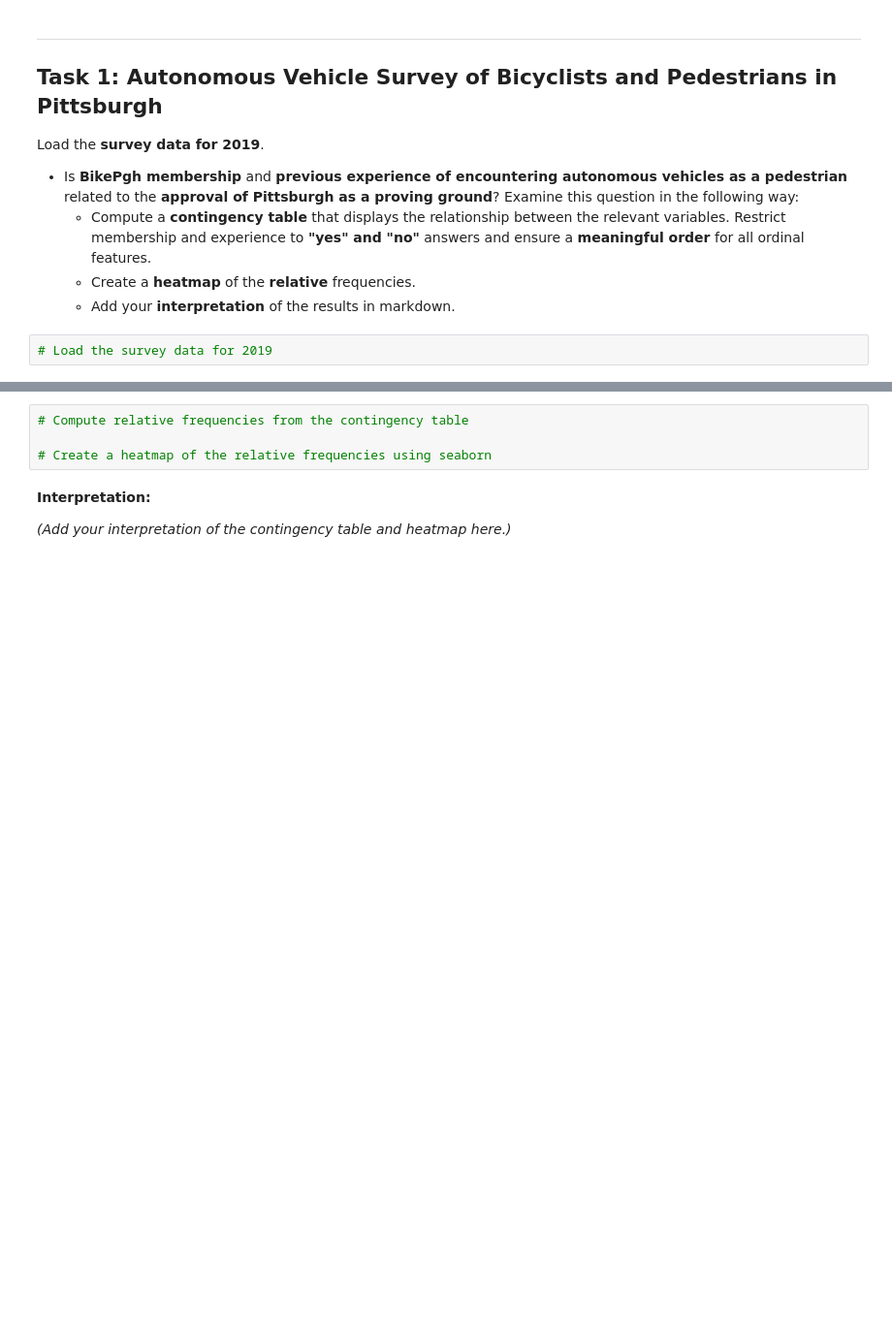
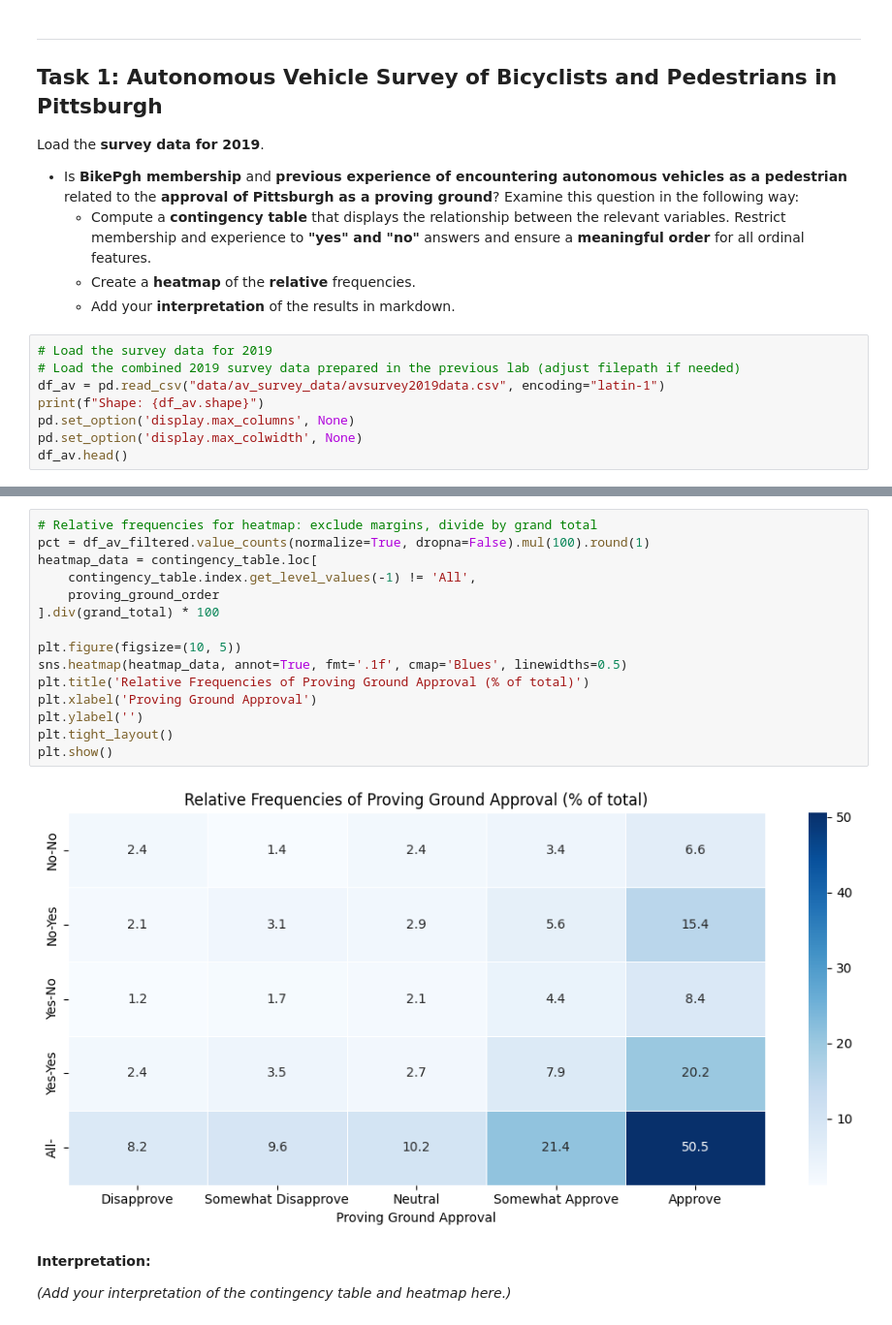
Before and after one commit to athi2210/DA-Lab-group, a Jupyter notebook: 04_tasks.ipynb, the cells around one changed output, grey strips where cells are left out. Shown at 97% size. Drawn from its saved outputs; the diff is of its cells as text; blank space fills up the shorter version.

```diff
--- a/04_tasks.ipynb
+++ b/04_tasks.ipynb
@@ -24,3 +24,9 @@ Load the **survey data for 2019**.
   - Add your **interpretation** of the results in markdown.
 # %%
 # Load the survey data for 2019
+# Load the combined 2019 survey data prepared in the previous lab (adjust filepath if needed)
+df_av = pd.read_csv("data/av_survey_data/avsurvey2019data.csv", encoding="latin-1")
+print(f"Shape: {df_av.shape}")
+pd.set_option('display.max_columns', None)
+pd.set_option('display.max_colwidth', None)
+df_av.head()
@@ -34,7 +81,20 @@ Load the **survey data for 2019**.
 # %%
-# Compute relative frequencies from the contingency table
+# Relative frequencies for heatmap: exclude margins, divide by grand total
+pct = df_av_filtered.value_counts(normalize=True, dropna=False).mul(100).round(1)
+heatmap_data = contingency_table.loc[
+    contingency_table.index.get_level_values(-1) != 'All',
+    proving_ground_order
+].div(grand_total) * 100
 
-# Create a heatmap of the relative frequencies using seaborn
+plt.figure(figsize=(10, 5))
+sns.heatmap(heatmap_data, annot=True, fmt='.1f', cmap='Blues', linewidths=0.5)
+plt.title('Relative Frequencies of Proving Ground Approval (% of total)')
+plt.xlabel('Proving Ground Approval')
+plt.ylabel('')
+plt.tight_layout()
+plt.show()
+# %% [output]
+[figure, added]
 # %% [markdown]
 **Interpretation:**
 
```
Also changed, not shown: parts of 3 cells of this notebook.
